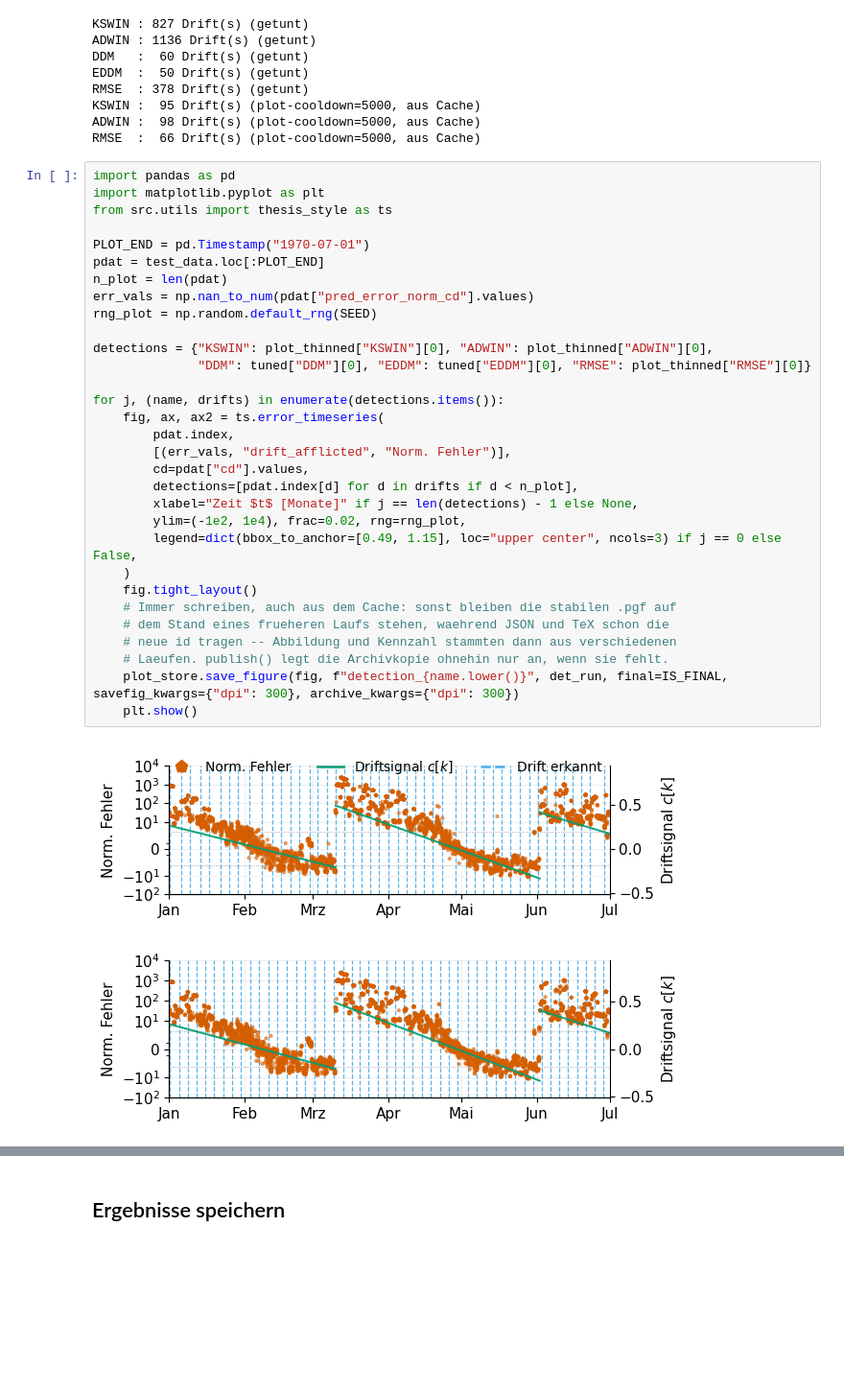
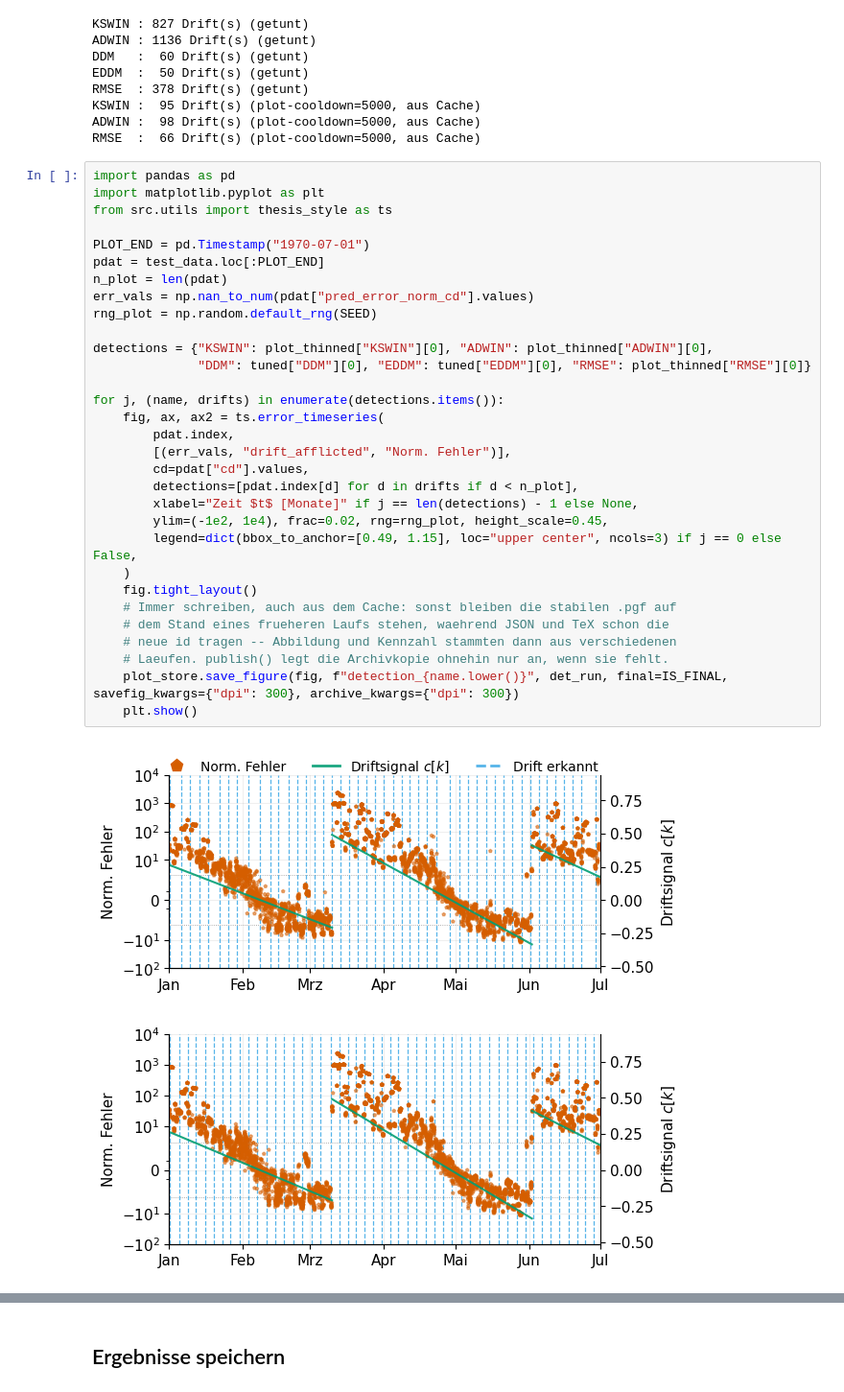
Before and after one commit to marijan-p/process_optimization_concept_drift, a Jupyter notebook: ipynb/synthetic_data/syn_detection.ipynb, the cells around one changed output, grey strips where cells are left out. Shown at 96% size. Saved outputs shown, nothing was run; the diff lists cells and outputs as text; blank space fills up the shorter version.

Commit message:
angepasste Formate für Snthetic data plots

```diff
--- a/ipynb/synthetic_data/syn_detection.ipynb
+++ b/ipynb/synthetic_data/syn_detection.ipynb
@@ -323,33 +323,33 @@ RMSE  :  66 Drift(s) (plot-cooldown=5000, aus Cache)
 import pandas as pd
 import matplotlib.pyplot as plt
 from src.utils import thesis_style as ts
 
 PLOT_END = pd.Timestamp("1970-07-01")
 pdat = test_data.loc[:PLOT_END]
 n_plot = len(pdat)
 err_vals = np.nan_to_num(pdat["pred_error_norm_cd"].values)
 rng_plot = np.random.default_rng(SEED)
 
 detections = {"KSWIN": plot_thinned["KSWIN"][0], "ADWIN": plot_thinned["ADWIN"][0],
               "DDM": tuned["DDM"][0], "EDDM": tuned["EDDM"][0], "RMSE": plot_thinned["RMSE"][0]}
 
 for j, (name, drifts) in enumerate(detections.items()):
     fig, ax, ax2 = ts.error_timeseries(
         pdat.index,
         [(err_vals, "drift_afflicted", "Norm. Fehler")],
         cd=pdat["cd"].values,
         detections=[pdat.index[d] for d in drifts if d < n_plot],
         xlabel="Zeit $t$ [Monate]" if j == len(detections) - 1 else None,
-        ylim=(-1e2, 1e4), frac=0.02, rng=rng_plot,
+        ylim=(-1e2, 1e4), frac=0.02, rng=rng_plot, height_scale=0.45,
         legend=dict(bbox_to_anchor=[0.49, 1.15], loc="upper center", ncols=3) if j == 0 else False,
     )
     fig.tight_layout()
     # Immer schreiben, auch aus dem Cache: sonst bleiben die stabilen .pgf auf
     # dem Stand eines frueheren Laufs stehen, waehrend JSON und TeX schon die
     # neue id tragen -- Abbildung und Kennzahl stammten dann aus verschiedenen
     # Laeufen. publish() legt die Archivkopie ohnehin nur an, wenn sie fehlt.
     plot_store.save_figure(fig, f"detection_{name.lower()}", det_run, final=IS_FINAL, savefig_kwargs={"dpi": 300}, archive_kwargs={"dpi": 300})
     plt.show()
 # %% [output]
-[figure, old version]
+[figure, new version]
-[figure, old version]
+[figure, new version]
```
Also changed, not shown: parts of 1 cell of this notebook, 23 other files.
